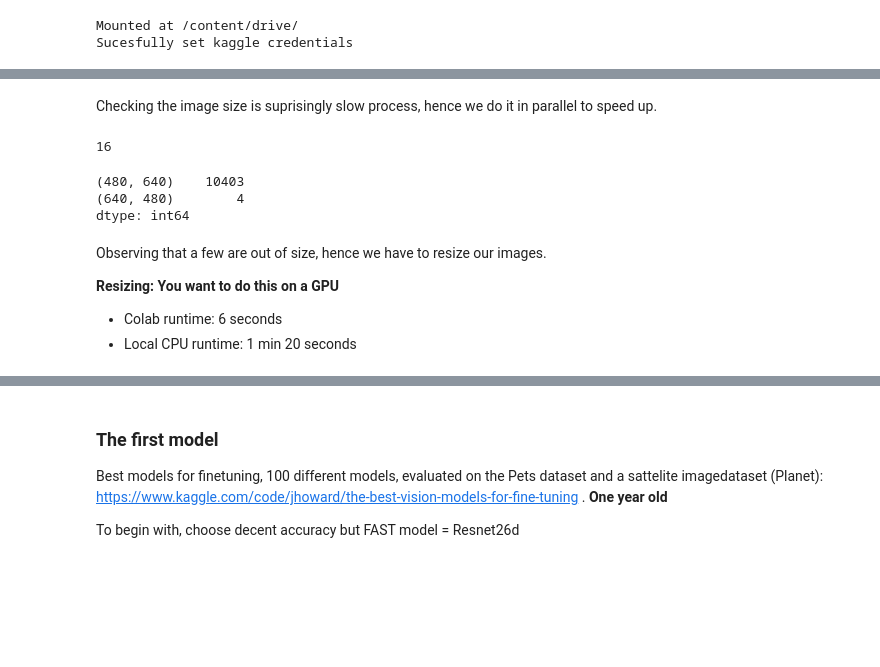
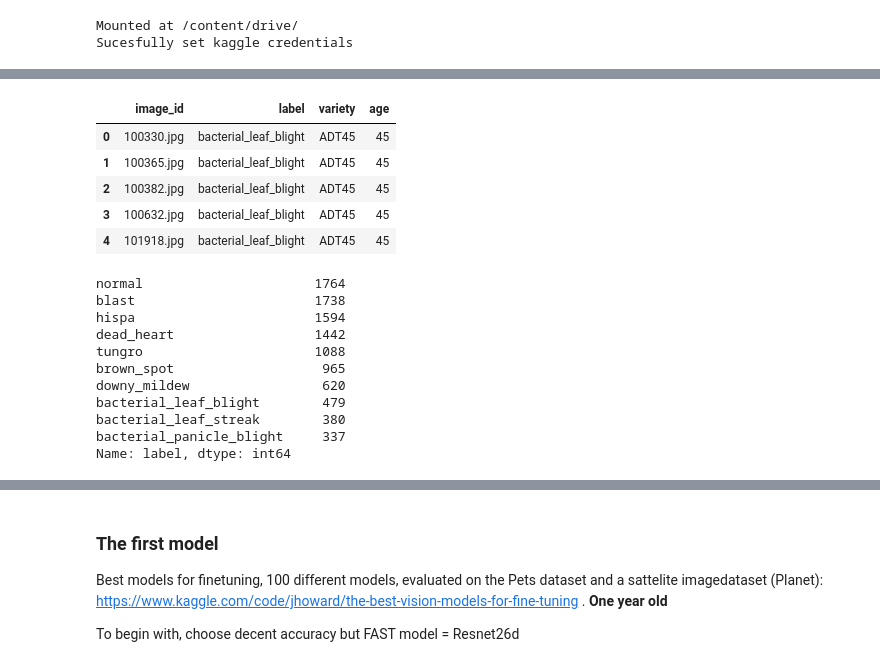
Before and after one commit to jalkestrup/fastai_course, a Jupyter notebook: 06_Paddy_vision/paddy_part3.ipynb, the cells around one changed output, grey strips where cells are left out. Saved outputs shown, nothing was run; the diff lists cells and outputs as text; code cells hidden in the pictures; blank space fills up the shorter version.

```diff
--- a/06_Paddy_vision/paddy_part3.ipynb
+++ b/06_Paddy_vision/paddy_part3.ipynb
@@ -129,27 +115,24 @@ Shape according to torch, tensor: torch.Size([640, 480, 3])
-# %% [markdown]
-Checking the image size is suprisingly slow process, hence we do it in parallel to speed up.
-# %%
-import multiprocessing
-
-n_cores = multiprocessing.cpu_count()
-print(n_cores)
-# %% [output]
-16
-# %%
-from fastcore.parallel import *
-
-def check_size(img):
-    return PILImage.create(img).size
-
-sizes = parallel(check_size, files, n_workers=n_cores)
-pd.Series(sizes).value_counts()
-# %% [output]
-(480, 640)    10403
-(640, 480)        4
-dtype: int64
-# %% [markdown]
-Observing that a few are out of size, hence we have to resize our images.
-
-**Resizing: You want to do this on a GPU**
-- Colab runtime: 6 seconds
-- Local CPU runtime: 1 min 20 seconds
+# %%
+df_test = pd.read_csv(path/'train.csv')
+df_test.head()
+# %% [output]
+|  | image_id | label | variety | age |
+| 0 | 100330.jpg | bacterial_leaf_blight | ADT45 | 45 |
+| 1 | 100365.jpg | bacterial_leaf_blight | ADT45 | 45 |
+| 2 | 100382.jpg | bacterial_leaf_blight | ADT45 | 45 |
+| 3 | 100632.jpg | bacterial_leaf_blight | ADT45 | 45 |
+| 4 | 101918.jpg | bacterial_leaf_blight | ADT45 | 45 |
+# %%
+df_test.label.value_counts()
+# %% [output]
+normal                      1764
+blast                       1738
+hispa                       1594
+dead_heart                  1442
+tungro                      1088
+brown_spot                   965
+downy_mildew                 620
+bacterial_leaf_blight        479
+bacterial_leaf_streak        380
+bacterial_panicle_blight     337
+Name: label, dtype: int64
```
Also changed, not shown: parts of 9 cells of this notebook.
